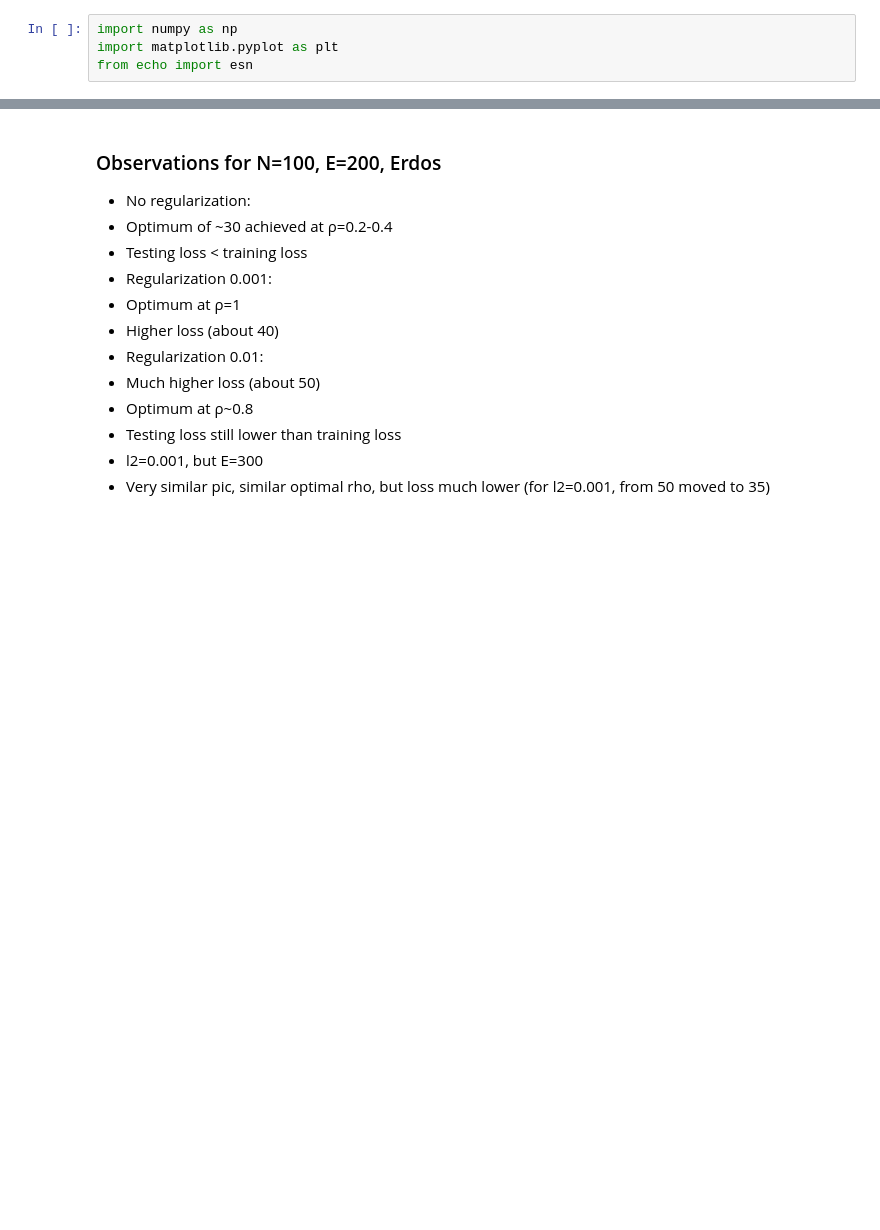
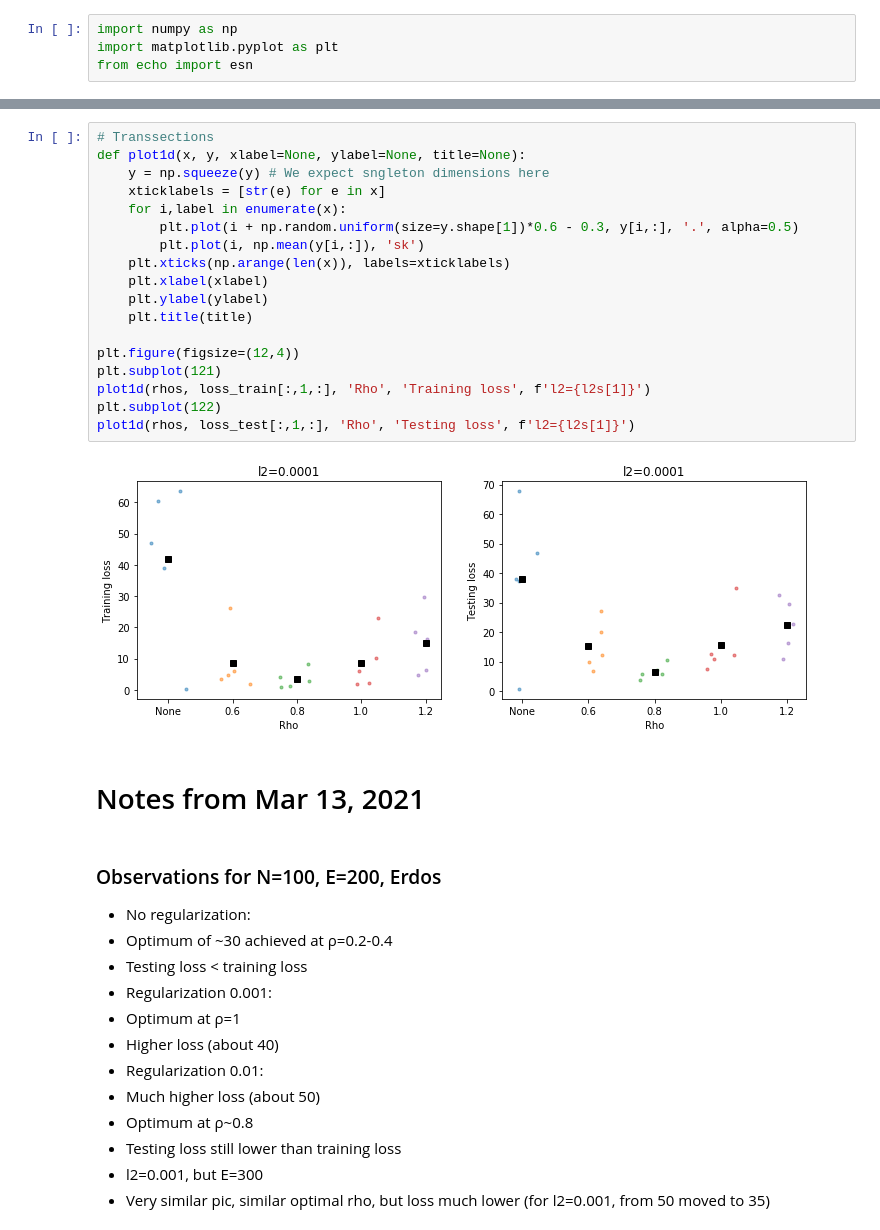
Before and after one commit to khakhalin/echo-networks, a Jupyter notebook: notebooks/experiment_rho_l2.ipynb, the cells around one changed output, grey strips where cells are left out. Saved outputs shown, nothing was run; the diff lists cells and outputs as text; blank space fills up the shorter version.

```diff
--- a/notebooks/experiment_rho_l2.ipynb
+++ b/notebooks/experiment_rho_l2.ipynb
@@ -63,3 +66,25 @@ plt.ylabel('loss');
+# %%
+# Transsections
+def plot1d(x, y, xlabel=None, ylabel=None, title=None):
+    y = np.squeeze(y) # We expect sngleton dimensions here
+    xticklabels = [str(e) for e in x]
+    for i,label in enumerate(x):
+        plt.plot(i + np.random.uniform(size=y.shape[1])*0.6 - 0.3, y[i,:], '.', alpha=0.5)
+        plt.plot(i, np.mean(y[i,:]), 'sk')
+    plt.xticks(np.arange(len(x)), labels=xticklabels)
+    plt.xlabel(xlabel)
+    plt.ylabel(ylabel)
+    plt.title(title)
+
+plt.figure(figsize=(12,4))
+plt.subplot(121)
+plot1d(rhos, loss_train[:,1,:], 'Rho', 'Training loss', f'l2={l2s[1]}')
+plt.subplot(122)
+plot1d(rhos, loss_test[:,1,:], 'Rho', 'Testing loss', f'l2={l2s[1]}')
+# %% [output]
+[figure, added]
+# %% [markdown]
+# Notes from Mar 13, 2021
 # %% [markdown]
 ### Observations for N=100, E=200, Erdos
 
```
Also changed, not shown: parts of 4 cells of this notebook, 4 other files.
